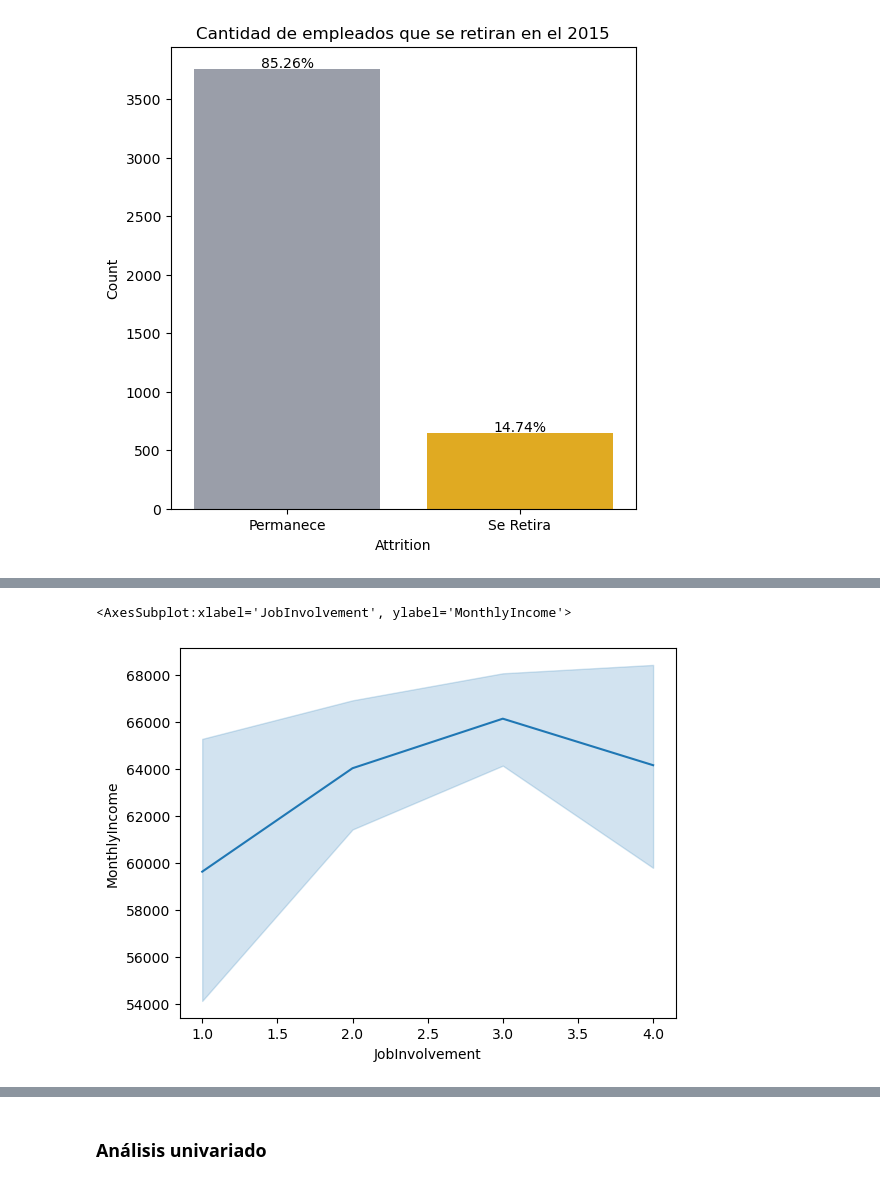
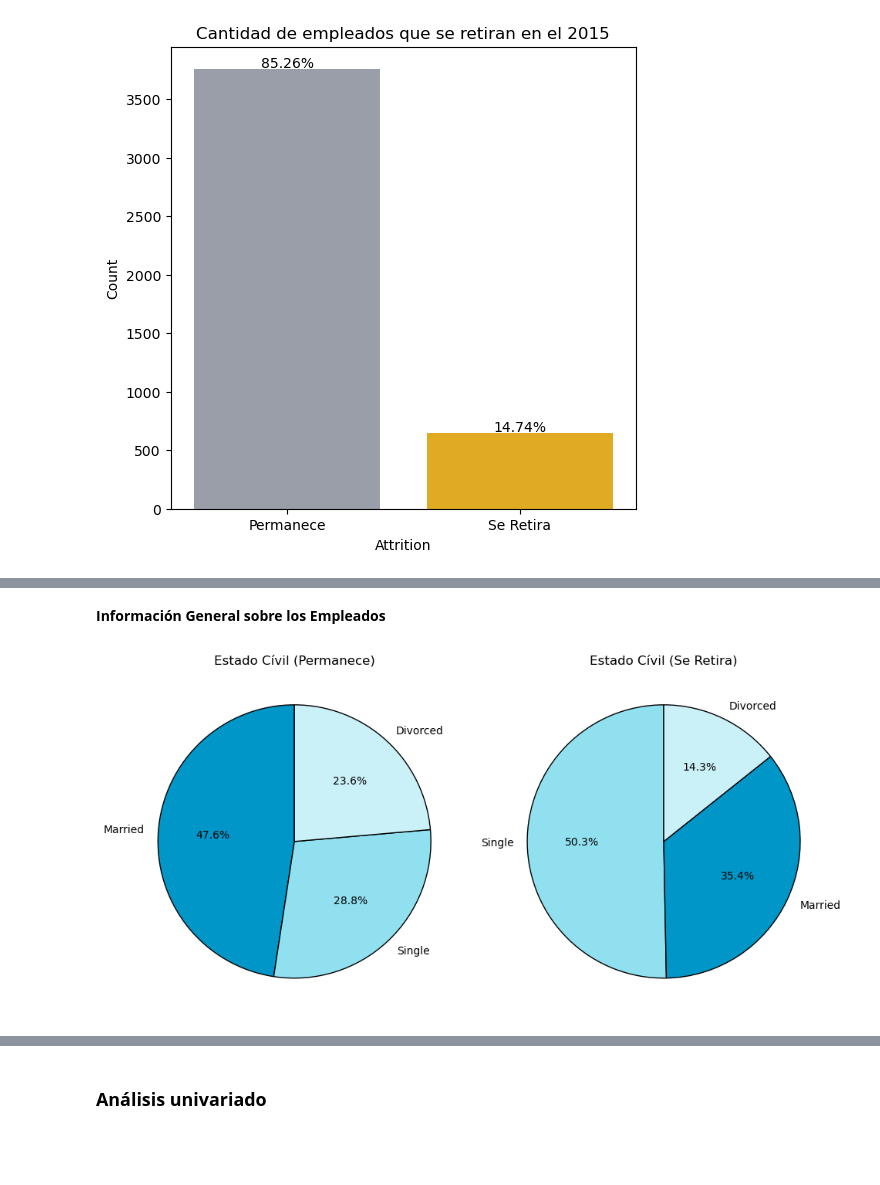
Before and after one commit to SantiRestrepoOlarte/ML_HumanResources, a Jupyter notebook: c_exploracion_de_datos.ipynb, the cells around one changed output, grey strips where cells are left out. Saved outputs shown, nothing was run; the diff lists cells and outputs as text; code cells hidden in the pictures; blank space fills up the shorter version.

```diff
--- a/c_exploracion_de_datos.ipynb
+++ b/c_exploracion_de_datos.ipynb
@@ -213,5 +196,25 @@ sns.lineplot(x = "JobSatisfaction", y = "MonthlyIncome", data = df_2015)
-# %%
-sns.lineplot(x = "JobInvolvement", y = "MonthlyIncome", data = df_2015)
-# %% [output]
-<AxesSubplot:xlabel='JobInvolvement', ylabel='MonthlyIncome'>
-[figure, removed]
+# %% [markdown]
+**Información General sobre los Empleados**
+# %%
+# Configurar el tamaño de la figura y crear subplots
+fig, axes = plt.subplots(1, 2, figsize=(10, 5))
+
+# Gráfico circular para MaritalStatus de Attrition = 0
+df_2015[df_2015['Attrition'] == 0]['MaritalStatus'].value_counts().plot.pie(
+    ax=axes[0], autopct='%1.1f%%', colors=['#0096c7', '#90e0ef', '#caf0f8'], startangle=90, wedgeprops={'edgecolor': 'black'}
+)
+axes[0].set_title('Estado Cívil (Permanece)')
+axes[0].set_ylabel('')
+
+# Gráfico circular para MaritalStatus de Attrition = 1
+df_2015[df_2015['Attrition'] == 1]['MaritalStatus'].value_counts().plot.pie(
+    ax=axes[1], autopct='%1.1f%%', colors=['#90e0ef', '#0096c7', '#caf0f8'], startangle=90, wedgeprops={'edgecolor': 'black'}
+)
+axes[1].set_title('Estado Cívil (Se Retira)')
+axes[1].set_ylabel('')
+
+# Ajustar el espaciado
+plt.tight_layout()
+plt.show()
+# %% [output]
+[figure, added]
```
Also changed, not shown: parts of 61 cells of this notebook.
